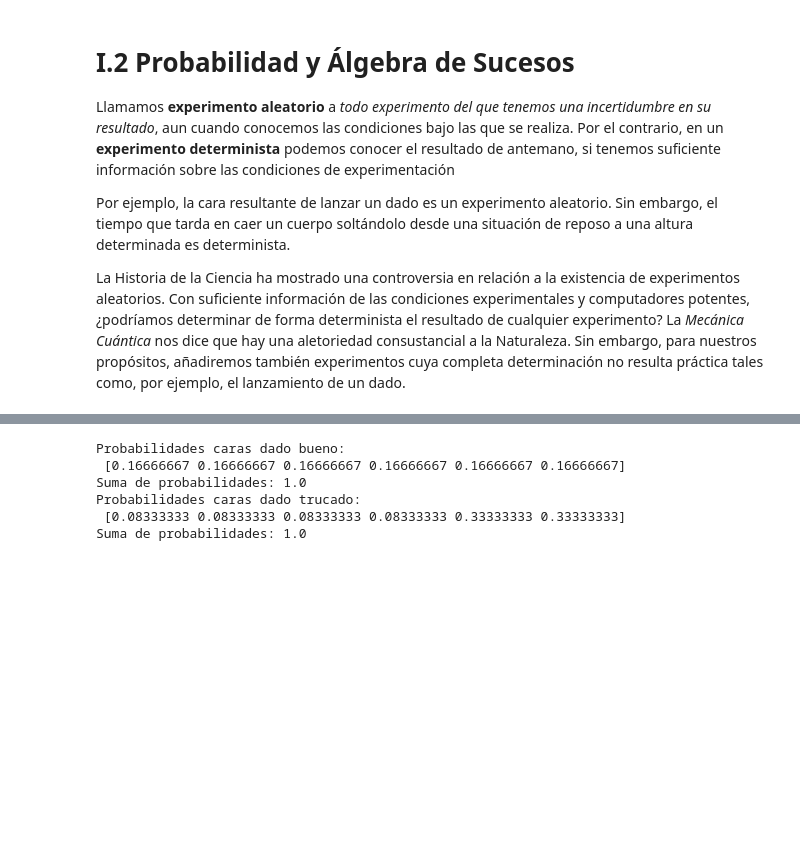
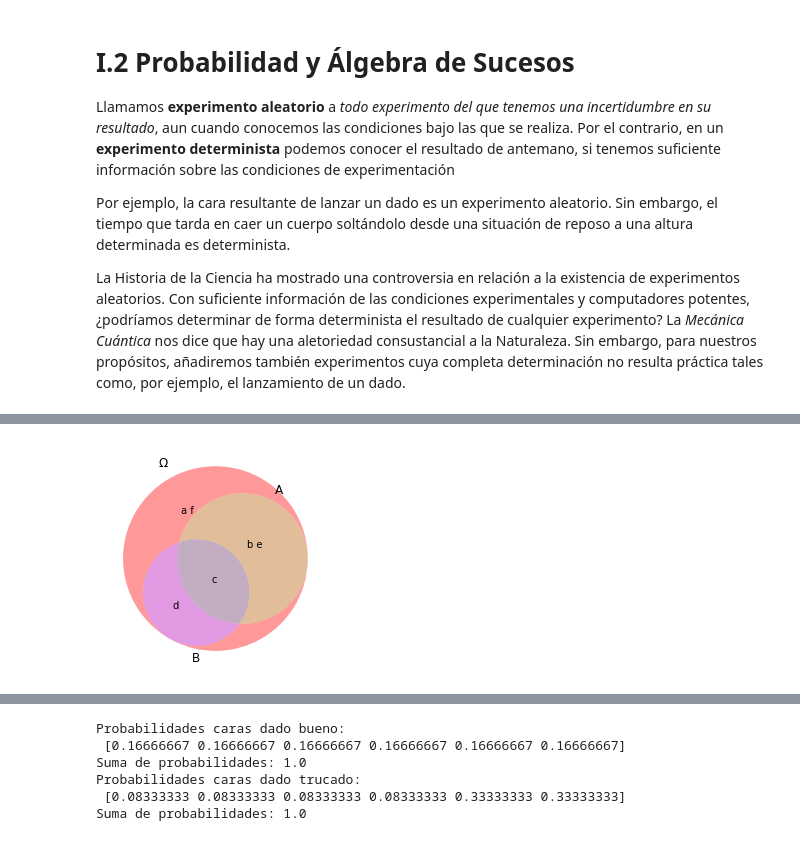
Before and after one commit to jruizalz/EPE-ULPGC, a Jupyter notebook: Bloque_1/2.Probabilidad_Sucesos.ipynb, the cells around one changed output, grey strips where cells are left out. Cells and saved outputs as stored; diff of their text form; code cells hidden in the pictures; blank space fills up the shorter version.

```diff
--- a/Bloque_1/2.Probabilidad_Sucesos.ipynb
+++ b/Bloque_1/2.Probabilidad_Sucesos.ipynb
@@ -25,0 +67,12 @@ Como ya se ha visto, con frecuencia no es posible trabajar con la población est
+# %%
+S = {'a', 'b', 'c', 'd', 'e', 'f'}
+A = {'b', 'c', 'e'}
+B = {'c', 'd'}
+
+v = venn3([S, A, B], set_labels = ('$\Omega$', 'A', 'B'))
+v.get_label_by_id('100').set_text('a f')
+v.get_label_by_id('110').set_text('b e')
+v.get_label_by_id('101').set_text('d')
+v.get_label_by_id('111').set_text('c')
+# %% [output]
+[figure, added]
```
Also changed, not shown: parts of 16 cells of this notebook, 2 other files.
